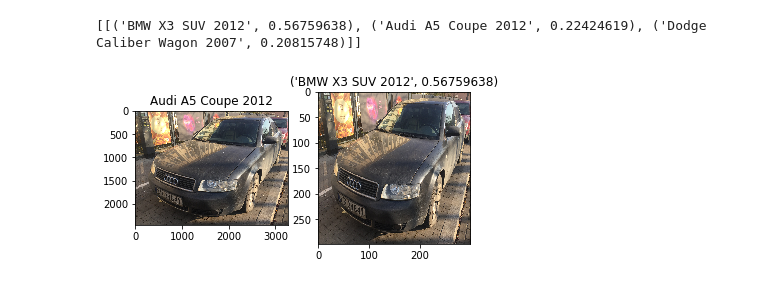
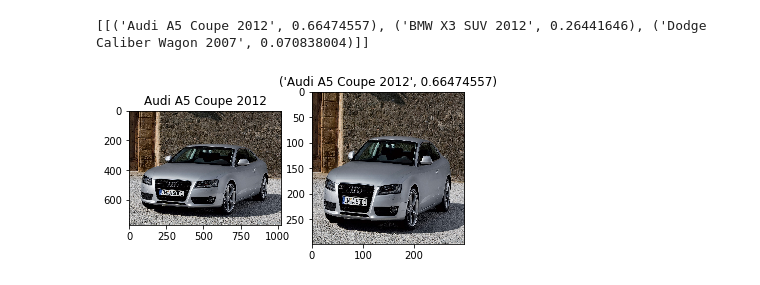
Before and after one commit to kaamka/cars-classification-deep-learning, a Jupyter notebook: demo.ipynb, the cells around one changed output. Cells and saved outputs as stored; diff of their text form; code cells hidden in the pictures.

```diff
--- a/demo.ipynb
+++ b/demo.ipynb
@@ -186,5 +192,5 @@ show_model_performance(loaded_model, generator_train, generator_test)
 # %%
-perform_pred(loaded_model, 'Audi A5 Coupe 2012', '/media/kamila/System/Users/Kama/Desktop/InteliGate/auta/dataset2/IMG_9787.JPG')
+perform_pred(loaded_model, 'Audi A5 Coupe 2012')
 # %% [output]
-[[('BMW X3 SUV 2012', 0.56759638), ('Audi A5 Coupe 2012', 0.22424619), ('Dodge Caliber Wagon 2007', 0.20815748)]]
+[[('Audi A5 Coupe 2012', 0.66474557), ('BMW X3 SUV 2012', 0.26441646), ('Dodge Caliber Wagon 2007', 0.070838004)]]
-[figure, old version]
+[figure, new version]
```
Also changed, not shown: parts of 2 cells of this notebook, 4 other files.
